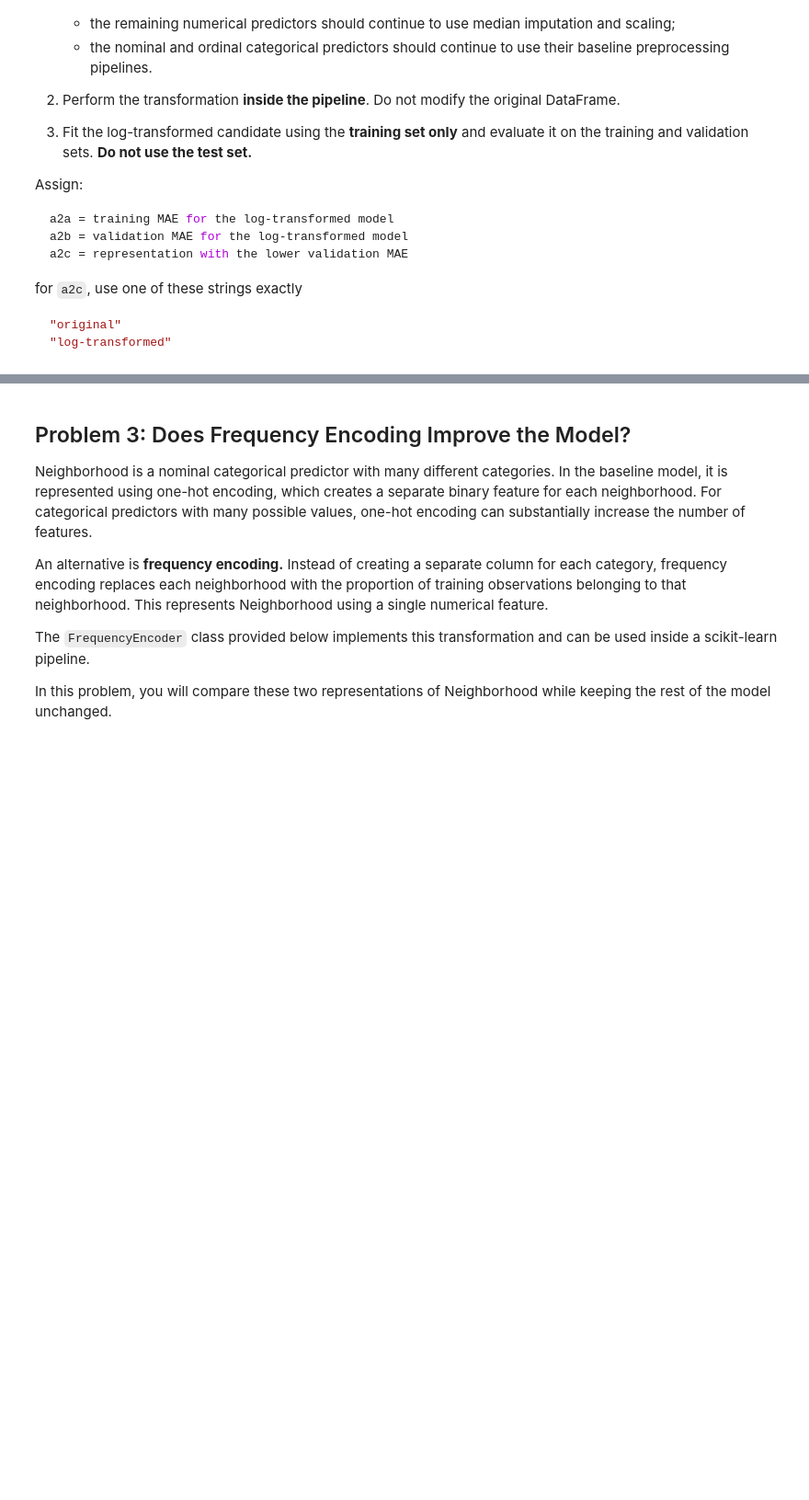
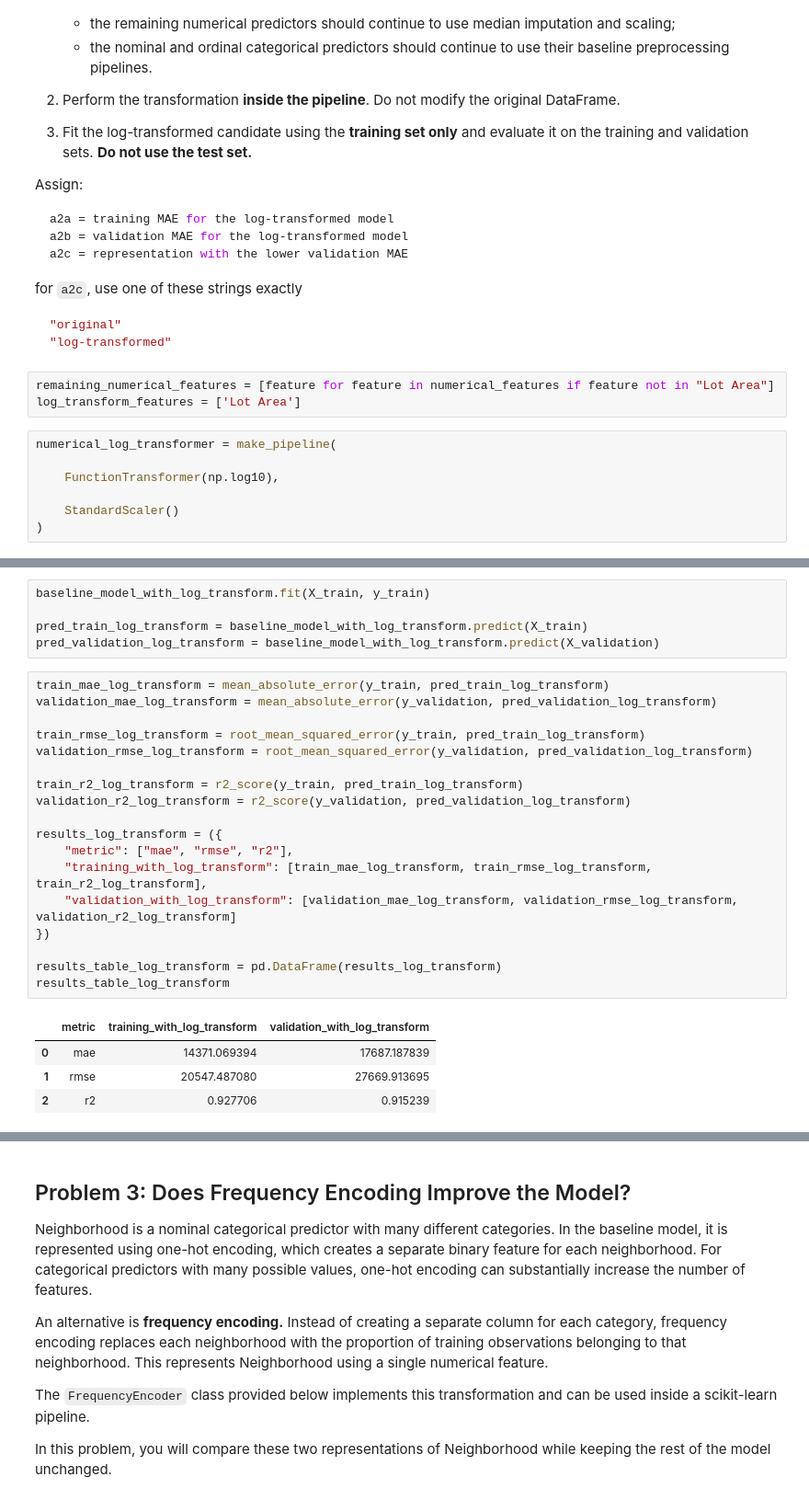
Before and after one commit to max-issokson-bu/DX603-Assignments, a Jupyter notebook: Homework_04.ipynb, the cells around one changed output, grey strips where cells are left out. Shown at 92% size. Cells and saved outputs as stored; diff of their text form; blank space fills up the shorter version.

````diff
--- a/Homework_04.ipynb
+++ b/Homework_04.ipynb
@@ -327,5 +452,15 @@ for `a2c`, use one of these strings exactly
 "original"
 "log-transformed"
 ```
+# %%
+remaining_numerical_features = [feature for feature in numerical_features if feature not in "Lot Area"]
+log_transform_features = ['Lot Area']
+# %%
+numerical_log_transformer = make_pipeline(
+
+    FunctionTransformer(np.log10),
+
+    StandardScaler()
+)
 # %%
 # Your code here, as more cells as needed
@@ -332,3 +515,31 @@ for `a2c`, use one of these strings exactly
+# %%
+baseline_model_with_log_transform.fit(X_train, y_train)
+
+pred_train_log_transform = baseline_model_with_log_transform.predict(X_train)
+pred_validation_log_transform = baseline_model_with_log_transform.predict(X_validation)
+# %%
+train_mae_log_transform = mean_absolute_error(y_train, pred_train_log_transform)
+validation_mae_log_transform = mean_absolute_error(y_validation, pred_validation_log_transform)
+
+train_rmse_log_transform = root_mean_squared_error(y_train, pred_train_log_transform)
+validation_rmse_log_transform = root_mean_squared_error(y_validation, pred_validation_log_transform)
+
+train_r2_log_transform = r2_score(y_train, pred_train_log_transform)
+validation_r2_log_transform = r2_score(y_validation, pred_validation_log_transform)
+
+results_log_transform = ({
+    "metric": ["mae", "rmse", "r2"],
+    "training_with_log_transform": [train_mae_log_transform, train_rmse_log_transform, train_r2_log_transform],
+    "validation_with_log_transform": [validation_mae_log_transform, validation_rmse_log_transform, validation_r2_log_transform]
+})
+
+results_table_log_transform = pd.DataFrame(results_log_transform)
+results_table_log_transform
+# %% [output]
+|  | metric | training_with_log_transform | validation_with_log_transform |
+| 0 | mae | 14371.069394 | 17687.187839 |
+| 1 | rmse | 20547.487080 | 27669.913695 |
+| 2 | r2 | 0.927706 | 0.915239 |
 # %%
 # Your answer here, NOT in the next cell
 
````
Also changed, not shown: parts of 20 cells of this notebook.
